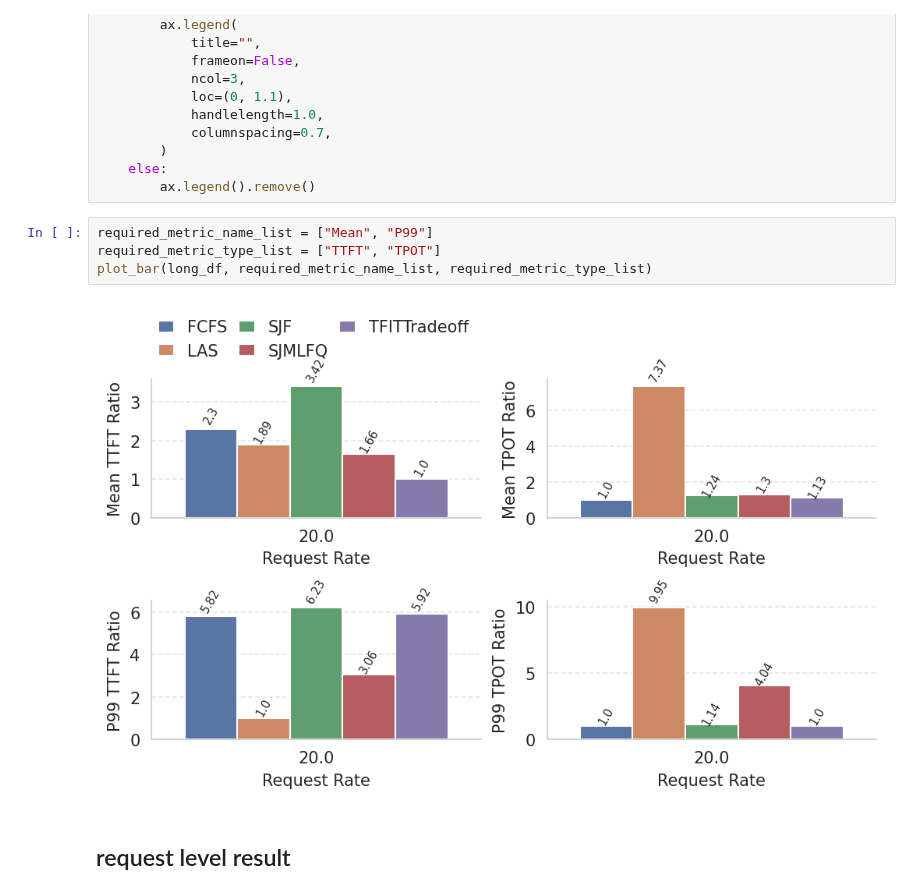
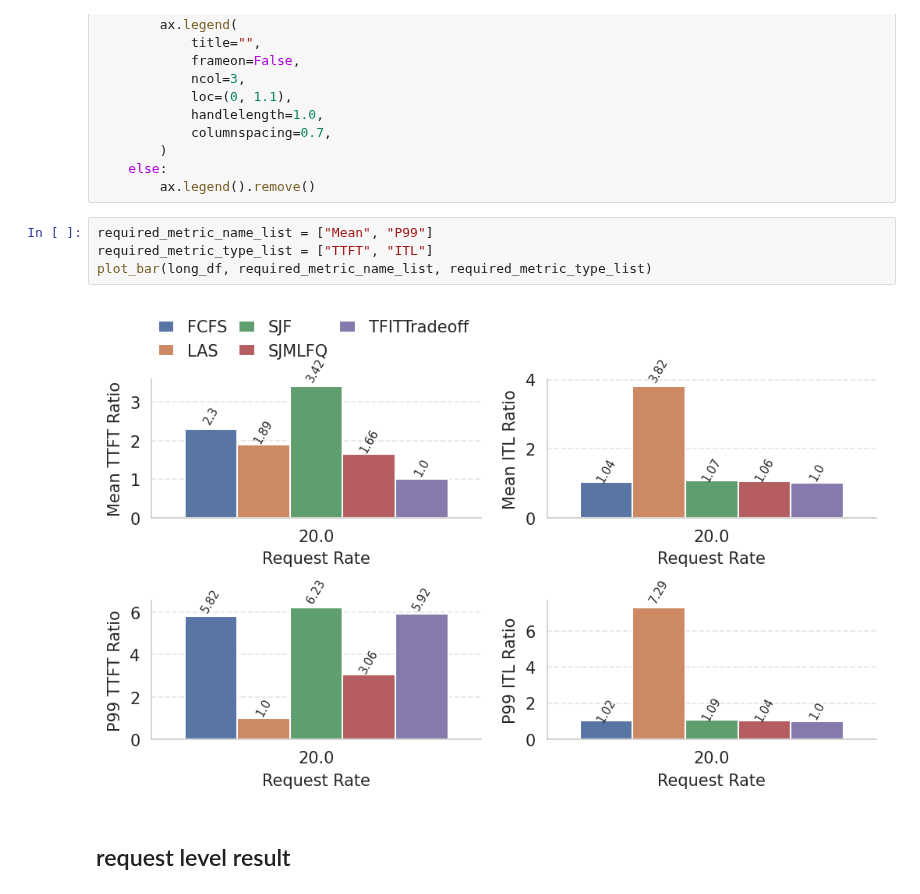
Before and after one commit to chengzhi-lu/vllm, a Jupyter notebook: benchmarks/result/analysis/result_analysi_new.ipynb, the cells around one changed output. Drawn from its saved outputs; the diff is of its cells as text.

```diff
--- a/benchmarks/result/analysis/result_analysi_new.ipynb
+++ b/benchmarks/result/analysis/result_analysi_new.ipynb
@@ -471,10 +471,10 @@ def plot_single_bar(ax, data, metric_name, metric_type, show_legend):
         ax.legend().remove()
 # %%
 required_metric_name_list = ["Mean", "P99"]
-required_metric_type_list = ["TTFT", "TPOT"]
+required_metric_type_list = ["TTFT", "ITL"]
 plot_bar(long_df, required_metric_name_list, required_metric_type_list)
 # %% [output]
-[figure, old version]
+[figure, new version]
 # %% [markdown]
 ## request level result
 # %%
```
Also changed, not shown: 5 other files.
